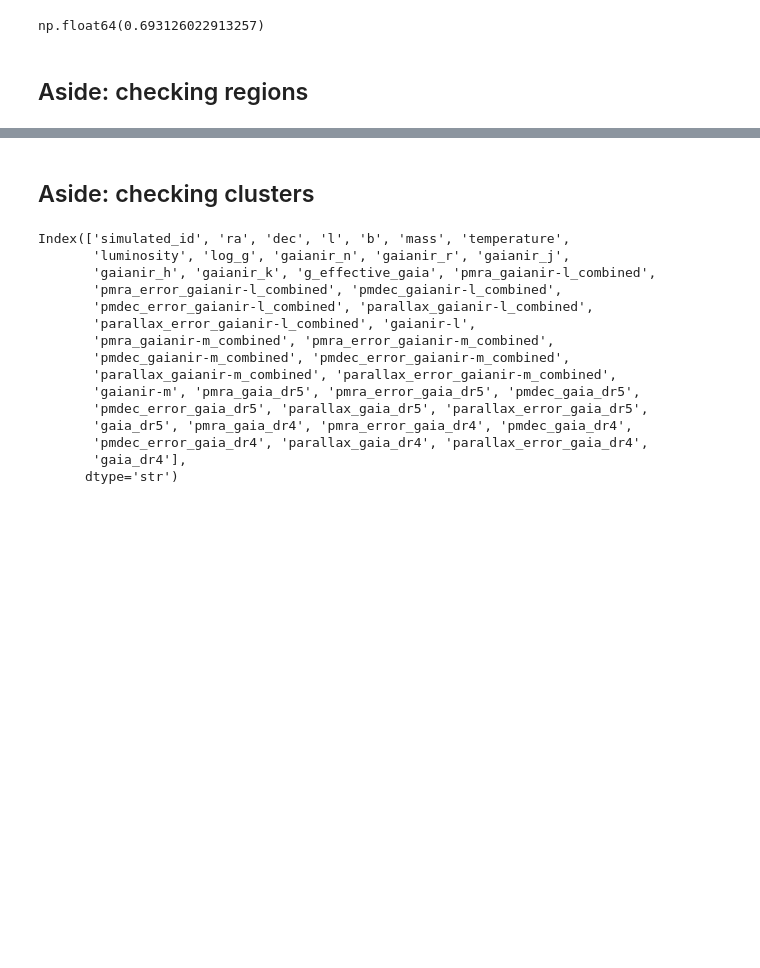
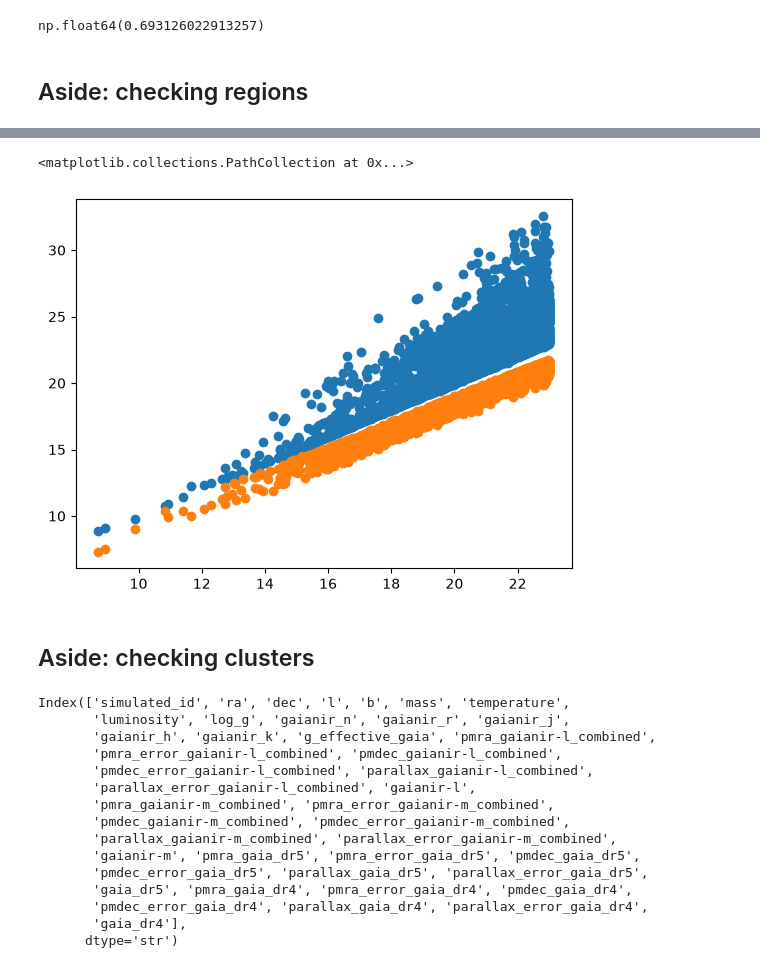
Before and after one commit to emilyhunt/gaianir-open-clusters, a Jupyter notebook: prototypes/selection/selection.ipynb, the cells around one changed output, grey strips where cells are left out. Cells and saved outputs as stored; diff of their text form; code cells hidden in the pictures; blank space fills up the shorter version.

```diff
--- a/prototypes/selection/selection.ipynb
+++ b/prototypes/selection/selection.ipynb
@@ -668,3 +694,9 @@ plt.scatter(good_gaia['pmra_gaia_dr5'], good_gaia['pmdec_gaia_dr5'], s=3)
+# %%
+plt.scatter(good_region['gaianir_n'], good_region['gaianir_j'])
+plt.scatter(good_region['gaianir_n'], good_region['gaianir_k'])
+# %% [output]
+<matplotlib.collections.PathCollection at 0x...>
+[figure, added]
 # %% [markdown]
 ## Aside: checking clusters
 # %%
```
Also changed, not shown: parts of 5 cells of this notebook.
